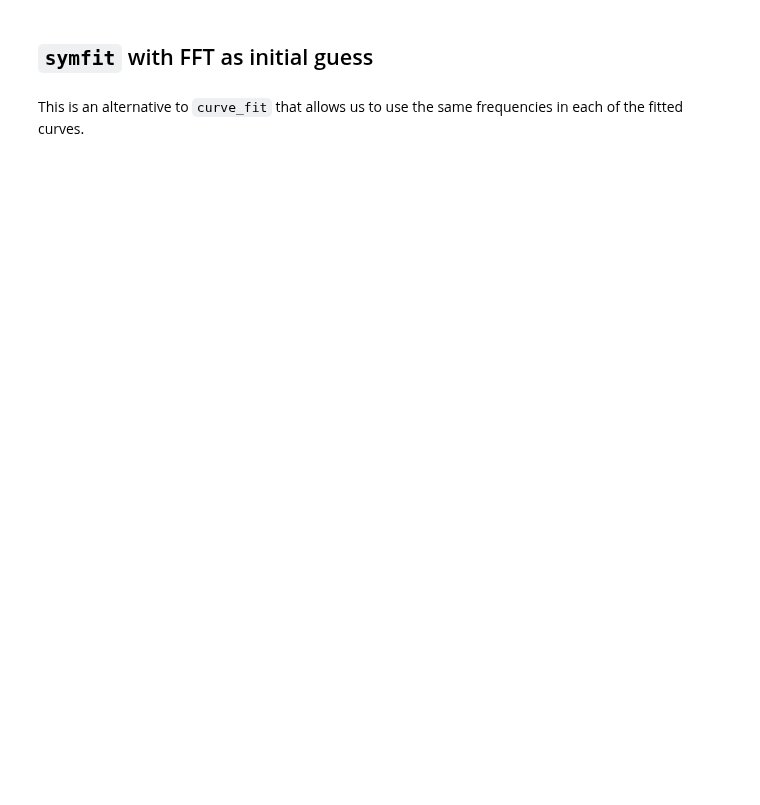
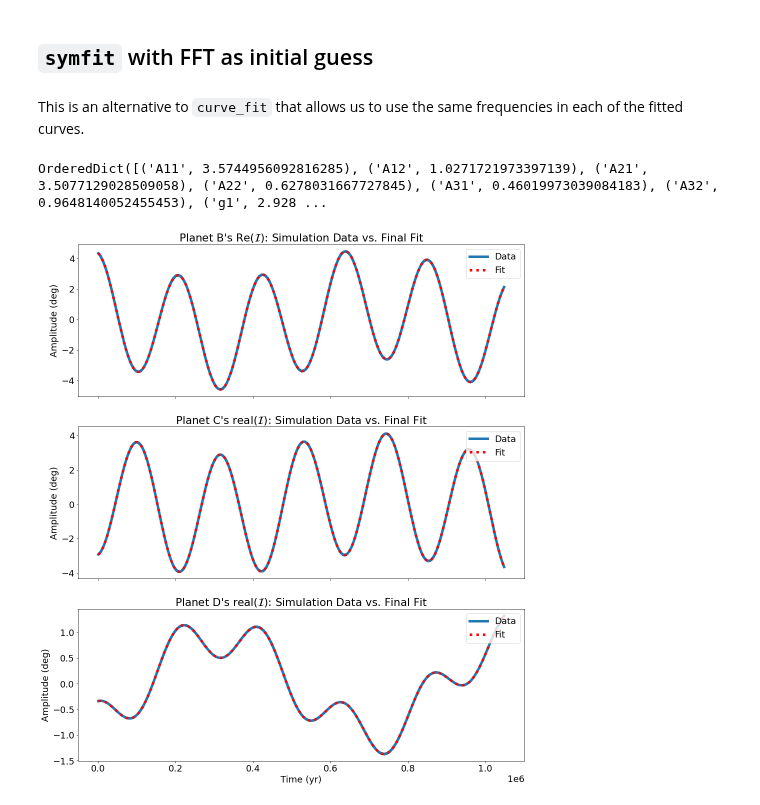
Before and after one commit to Jupiter1994/inc-dynamics, a Jupyter notebook: three_planet/three_planet.ipynb, the cells around one changed output. Saved outputs shown, nothing was run; the diff lists cells and outputs as text; code cells hidden in the pictures; blank space fills up the shorter version.

Commit message:
worked on figs, 3-p symfit nresults

```diff
--- a/three_planet/three_planet.ipynb
+++ b/three_planet/three_planet.ipynb
@@ -750,10 +763,10 @@ A32.value = d_fft[f2_ind]
 
 phi_b1.value = 0
 phi_b2.value = 0
-phi_c1.value = 0
+phi_c1.value = np.pi
 phi_c2.value = 0
 phi_d1.value = 0
-phi_d2.value = 0
+phi_d2.value = np.pi
 
 # model each inclination series as a sum of sinusoids
 model = Model({
@@ -763,52 +776,59 @@ model = Model({
 })
 
 # speed up symfit by sampling the time series at lower resolution
-sample_interval = 1e4
-inds_sampled = np.arange(0, 2e6, sample_interval, dtype=int)
+sample_interval = int(tmax // 1000)
+inds_sampled = np.arange(0, tmax, sample_interval, dtype=int)
 
 fit = Fit(model, t=times[inds_sampled], b_inc=b_series[inds_sampled], \
           c_inc=c_series[inds_sampled], d_inc=d_series[inds_sampled])
 fit_result = fit.execute()
 params = fit_result.params
 print(params)
+# %% [output]
+OrderedDict([('A11', 3.5744956092816285), ('A12', 1.0271721973397139), ('A21', 3.5077129028509058), ('A22', 0.6278031667727845), ('A31', 0.46019973039084183), ('A32', 0.9648140052455453), ('g1', 2.928 ...
 # %%
 ## Plot data vs. symfit results.
-fig, (ax1, ax2, ax3) = plt.subplots(3, 1, sharex=True, figsize=(12,14))
+fig, (ax1, ax2, ax3) = plt.subplots(3, 1, sharex=True, figsize=(16,19))
 fig.patch.set_facecolor('white')
+
+lw = 5
 
 # Planet B
 b_series_fit = test_func(times, params['A11'], params['g1'], params['phi_b1'],
                                 params['A12'], params['g2'], params['phi_b2'])
 
-ax1.plot(times, b_series, lw='3.5', label='Data')
-ax1.plot(times, b_series_fit, '--', lw='3.5', label='Fit')
+ax1.plot(times, b_series, lw=lw, label='Data')
+ax1.plot(times, b_series_fit, 'r:', lw=lw, label='Fit')
 #ax1.set_xlabel('Time (yr)')
 ax1.set_ylabel('Amplitude (deg)')
 ax1.set_title("Planet B's Re($\mathcal{I}$): Simulation Data vs. Final Fit")
 ax1.legend(loc='upper right')
 
 # Planet C
 c_series_fit = test_func(times, params['A21'], params['g1'], params['phi_c1'],
                                 params['A22'], params['g2'], params['phi_c2'])
 
-ax2.plot(times, c_series, lw='3.5', label='Data')
-ax2.plot(times, c_series_fit, '--', lw='3.5', label='Fit')
+ax2.plot(times, c_series, lw=lw, label='Data')
+ax2.plot(times, c_series_fit, 'r:', lw=lw, label='Fit')
 #ax2.set_xlabel('Time (yr)')
 ax2.set_ylabel('Amplitude (deg)')
 ax2.set_title("Planet C's real($\mathcal{I}$): Simulation Data vs. Final Fit")
 ax2.legend(loc='upper right')
 
 # Planet D
 d_series_fit = test_func(times, params['A31'], params['g1'], params['phi_d1'],
                                 params['A32'], params['g2'], params['phi_d2'])
 
-ax3.plot(times, d_series, lw='3.5', label='Data')
-ax3.plot(times, d_series_fit, '--', lw='3.5', label='Fit')
+ax3.plot(times, d_series, lw=lw, label='Data')
+ax3.plot(times, d_series_fit, 'r:', lw=lw, label='Fit')
 ax3.set_xlabel('Time (yr)')
 ax3.set_ylabel('Amplitude (deg)')
 ax3.set_title("Planet D's real($\mathcal{I}$): Simulation Data vs. Final Fit")
 ax3.legend(loc='upper right')
 
-# fig_path = "Figures/BCD_data_vs_symfit"
-# plt.savefig(fig_path, bbox_inches='tight')
+if save_figures:
+    fig_path = f"Figures/BCD_data_vs_symfit_alpha=%.3f.png" % alpha
+    plt.savefig(fig_path, bbox_inches='tight')
 plt.show()
+# %% [output]
+[figure, added]
```
Also changed, not shown: parts of 22 cells of this notebook, 7 other files.
